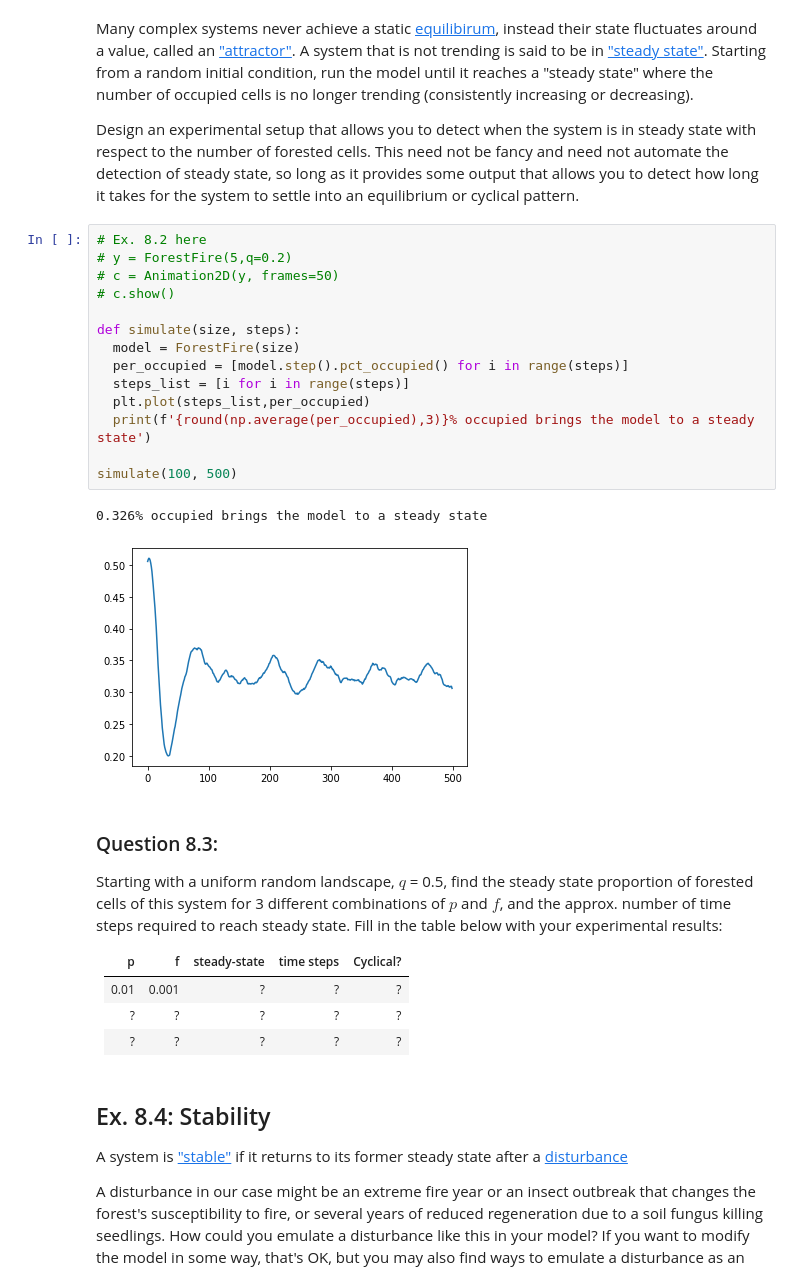
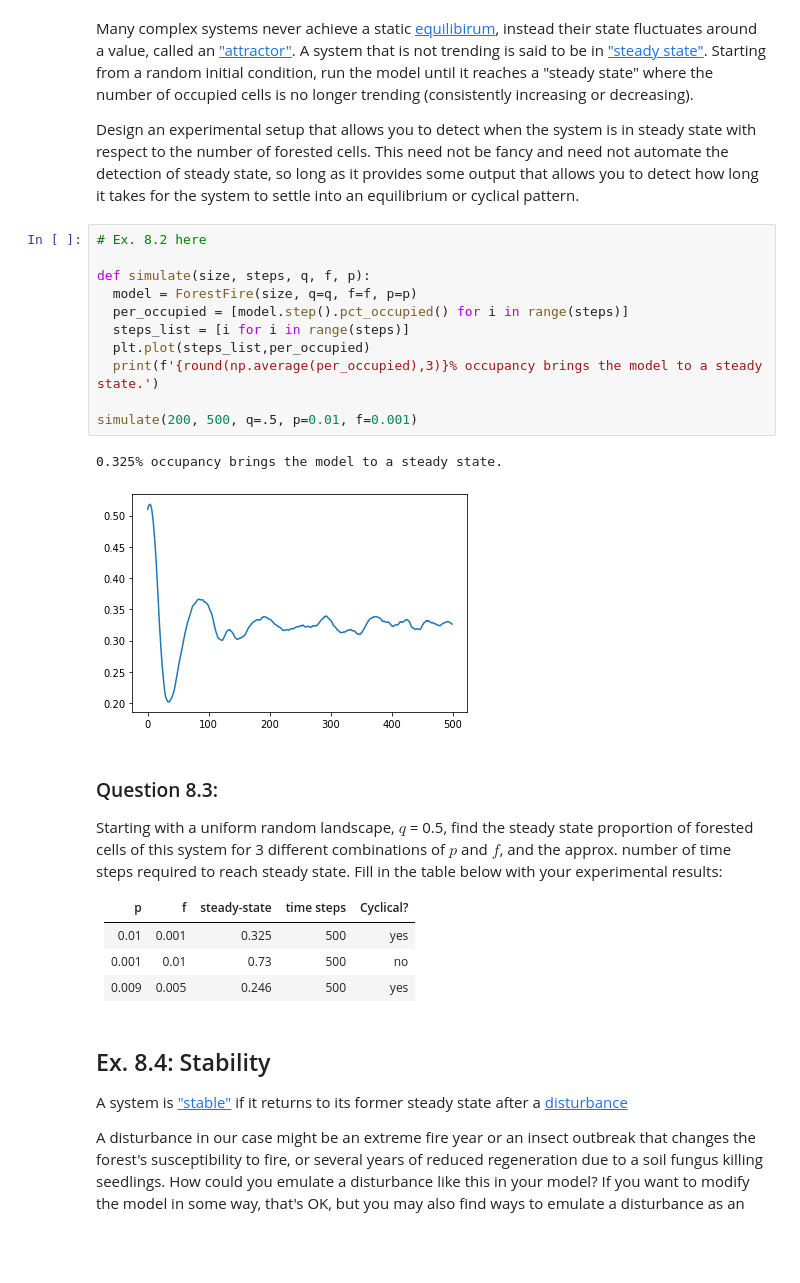
Before and after one commit to owengenge/cap-comp215, a Jupyter notebook: labs/lab07.ipynb, the cells around one changed output. Saved outputs shown, nothing was run; the diff lists cells and outputs as text; blank space fills up the shorter version.

```diff
--- a/labs/lab07.ipynb
+++ b/labs/lab07.ipynb
@@ -258,21 +258,18 @@ Design an experimental setup that allows you to detect when the system is in ste
 This need not be fancy and need not automate the detection of steady state, so long as it provides some output that allows you to detect how long it takes for the system to settle into an equilibrium or cyclical pattern.
 # %%
 # Ex. 8.2 here
-# y = ForestFire(5,q=0.2)
-# c = Animation2D(y, frames=50)
-# c.show()
 
-def simulate(size, steps):
-  model = ForestFire(size)
+def simulate(size, steps, q, f, p):
+  model = ForestFire(size, q=q, f=f, p=p)
   per_occupied = [model.step().pct_occupied() for i in range(steps)]
   steps_list = [i for i in range(steps)]
   plt.plot(steps_list,per_occupied)
-  print(f'{round(np.average(per_occupied),3)}% occupied brings the model to a steady state')
+  print(f'{round(np.average(per_occupied),3)}% occupancy brings the model to a steady state.')
 
-simulate(100, 500)
+simulate(200, 500, q=.5, p=0.01, f=0.001)
 # %% [output]
-0.326% occupied brings the model to a steady state
+0.325% occupancy brings the model to a steady state.
-[figure, old version]
+[figure, new version]
 # %% [markdown]
 ### Question 8.3:
 Starting with a uniform random landscape, $q$ = 0.5, find the steady state proportion of forested cells of this system for 3 different combinations of $p$ and $f$, and the approx. number of time steps required to reach steady state.
@@ -280,9 +277,9 @@ Fill in the table below with your experimental results:
 
 | p  | f   | steady-state | time steps | Cyclical? |
 |----|-----|--------------|------------|-----------|
-| 0.01 | 0.001 | ?        | ?          | ?         |
-| ?  | ?   | ?            | ?          | ?         |
-| ?  | ?   | ?            | ?          | ?         |
+| 0.01 | 0.001 | 0.325        | 500          | yes         |
+| 0.001  | 0.01   | 0.73            | 500          | no         |
+| 0.009  | 0.005   | 0.246            | 500          | yes        |
 # %% [markdown]
 ## Ex. 8.4: Stability
 A system is ["stable"](https://en.wikipedia.org/wiki/Ecological_stability) if it returns to its former steady state after a [disturbance](https://en.wikipedia.org/wiki/Disturbance_(ecology))
```
Also changed, not shown: parts of 2 cells of this notebook.
